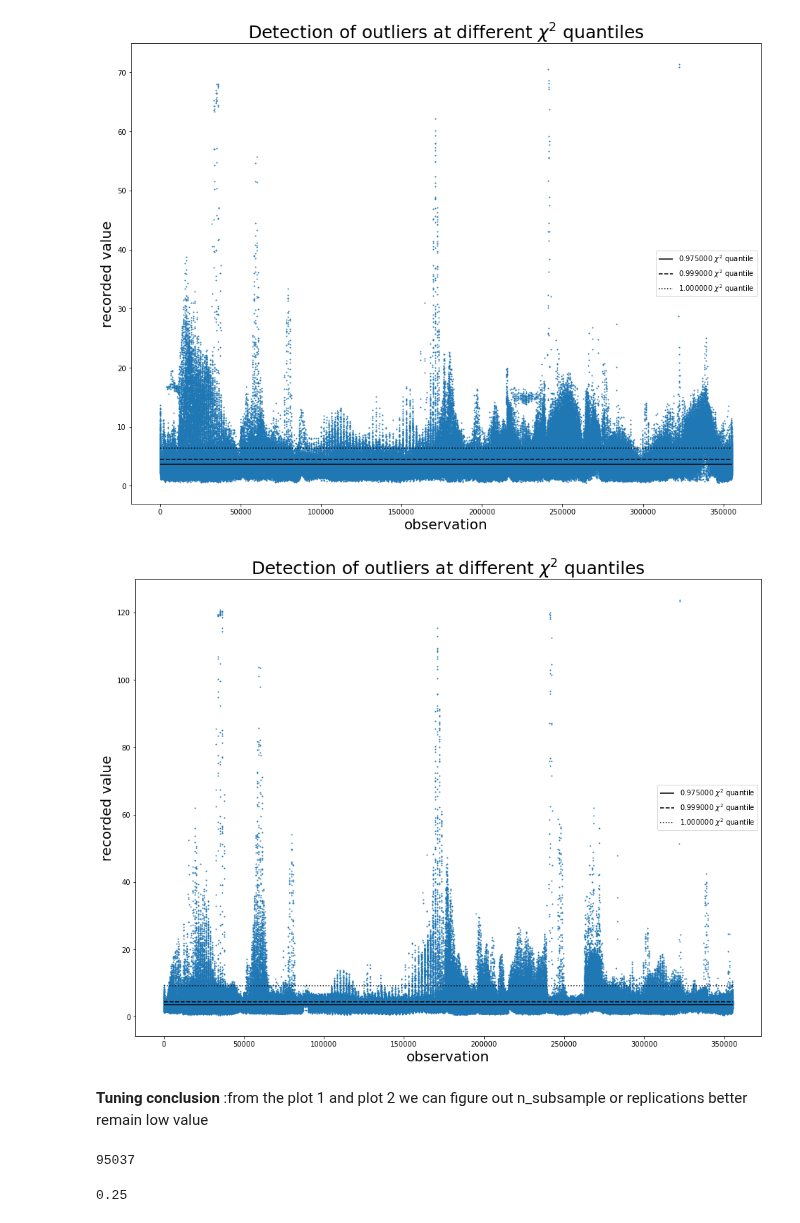
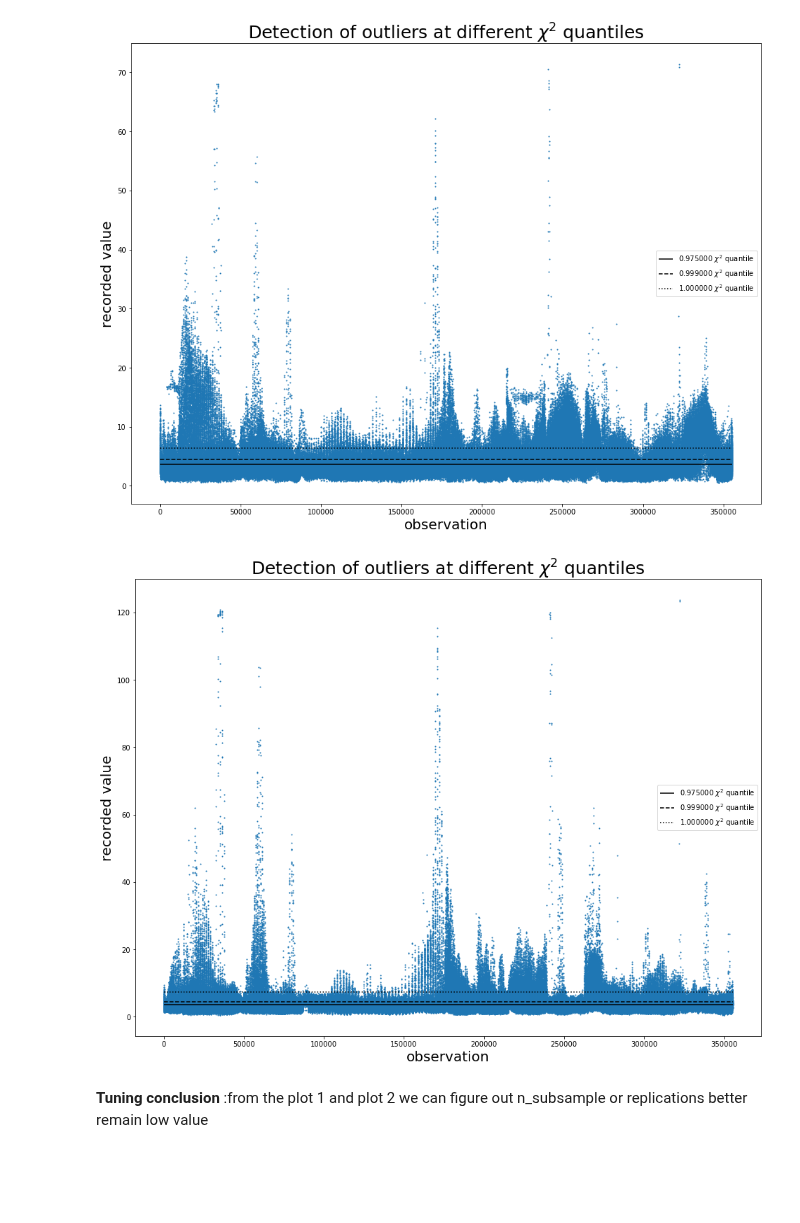
Before and after one commit to yushinliu/kaggle_competition-other_projects, a Jupyter notebook: lab/patRecDat/forStudents/Task1.ipynb, the cells around one changed output. Cells and saved outputs as stored; diff of their text form; code cells hidden in the pictures; blank space fills up the shorter version.

```diff
--- a/lab/patRecDat/forStudents/Task1.ipynb
+++ b/lab/patRecDat/forStudents/Task1.ipynb
@@ -461,7 +462,7 @@ plot_outliers(maha_dis,0.95,0.975,0.99) #here recorded value is mahalanobis dist
 # %% [markdown]
 Then we try to split the whole the dataset into 1000 subsets
 # %%
-X_train_scaled=.fit_transform(X_train)
+X_train_scaled=feature_eng.fit_transform(X_train)
 X_train_new,y_train_new,maha_dis=outliers_clean_direct(p_free=5,labels=y_train.copy()).fit_transform(X_train_scaled)
 # %% [output]
 MD Start
@@ -641,21 +642,13 @@ plot_outliers(robust_dis,0.975,0.999,0.9999999) #with n_subsamples=3000
 # %% [output]
 [figure]
 # %%
-plot_outliers(robust_dis,0.975,0.999,0.9999999999999999) #with n_subsamples=253
+plot_outliers(robust_dis,0.975,0.999,0.9999999999) #with n_subsamples=253
 # %% [output]
-[figure, old version]
+[figure, new version]
 # %% [markdown]
 **Tuning conclusion** :from the plot 1 and plot 2 we can figure out n_subsample or replications better remain low value
-# %%
-count
-# %% [output]
-95037
 # %%
 X_train_new.to_csv("C:\\Users\\hasee\\workspace\\lab\\patRecDat\\forStudents\\medData\\train_resampling_X.csv",index=False)
 y_train_new.to_csv("C:\\Users\\hasee\\workspace\\lab\\patRecDat\\forStudents\\medData\\train_resampling_y.csv",index=False)
 # %%
 #the projection algorithm
-# %%
-1/4
-# %% [output]
-0.25
```
Also changed, not shown: parts of 18 cells of this notebook, 5 other files.
